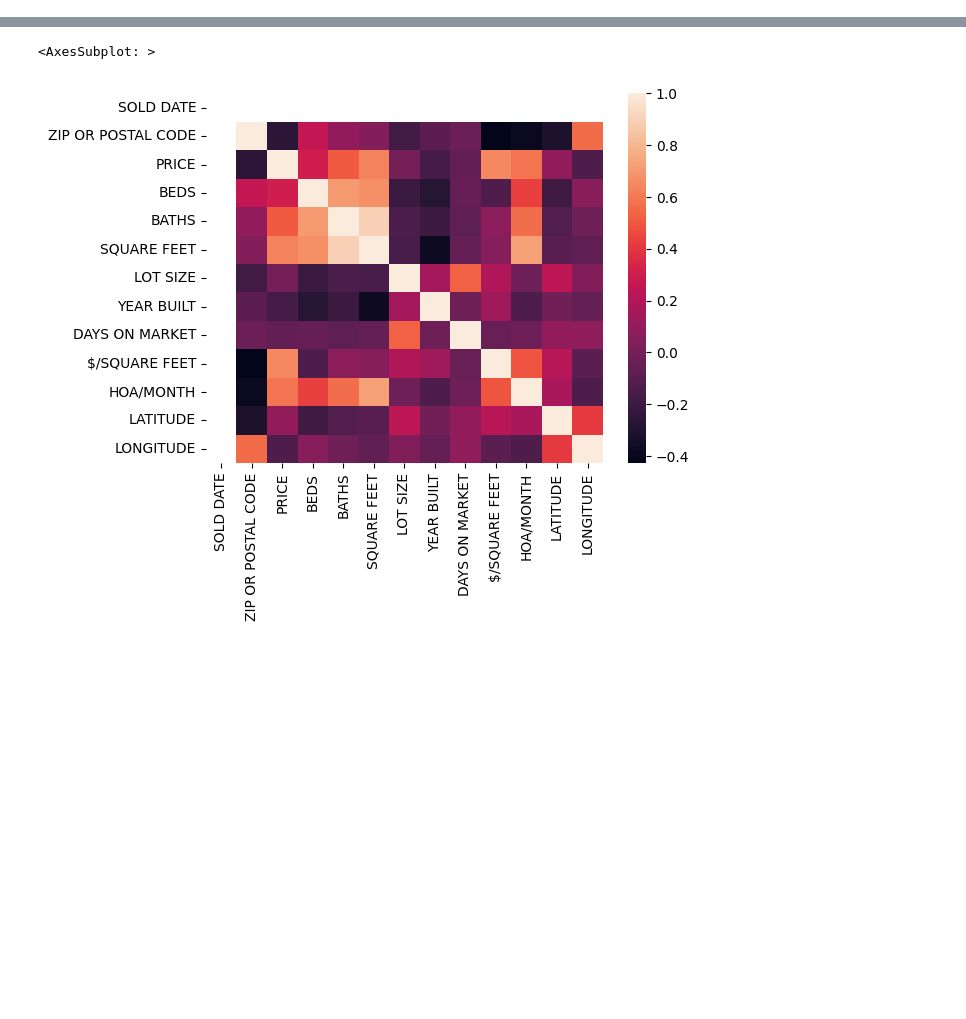
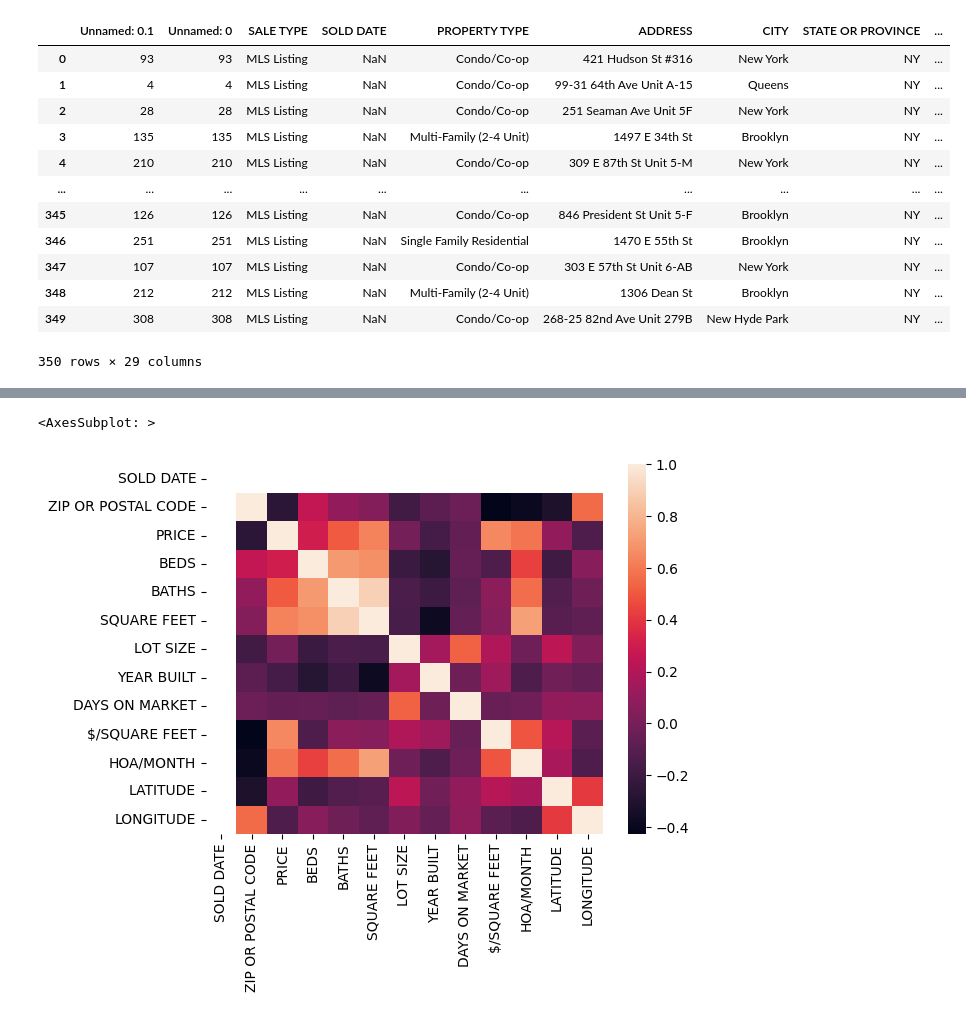
Before and after one commit to Laidson/RealState, a Jupyter notebook: explore.ipynb, the cells around one changed output, grey strips where cells are left out. Saved outputs shown, nothing was run; the diff lists cells and outputs as text; code cells hidden in the pictures; blank space fills up the shorter version.

```diff
--- a/explore.ipynb
+++ b/explore.ipynb
@@ -30,0 +32,16 @@ df.head()
+# %%
+df.sample(frac=1).reset_index(drop=True)
+# %% [output]
+|  | Unnamed: 0.1 | Unnamed: 0 | SALE TYPE | SOLD DATE | PROPERTY TYPE | ADDRESS | CITY | STATE OR PROVINCE | ... |
+| 0 | 93 | 93 | MLS Listing | NaN | Condo/Co-op | 421 Hudson St #316 | New York | NY | ... |
+| 1 | 4 | 4 | MLS Listing | NaN | Condo/Co-op | 99-31 64th Ave Unit A-15 | Queens | NY | ... |
+| 2 | 28 | 28 | MLS Listing | NaN | Condo/Co-op | 251 Seaman Ave Unit 5F | New York | NY | ... |
+| 3 | 135 | 135 | MLS Listing | NaN | Multi-Family (2-4 Unit) | 1497 E 34th St | Brooklyn | NY | ... |
+| 4 | 210 | 210 | MLS Listing | NaN | Condo/Co-op | 309 E 87th St Unit 5-M | New York | NY | ... |
+| ... | ... | ... | ... | ... | ... | ... | ... | ... | ... |
+| 345 | 126 | 126 | MLS Listing | NaN | Condo/Co-op | 846 President St Unit 5-F | Brooklyn | NY | ... |
+| 346 | 251 | 251 | MLS Listing | NaN | Single Family Residential | 1470 E 55th St | Brooklyn | NY | ... |
+| 347 | 107 | 107 | MLS Listing | NaN | Condo/Co-op | 303 E 57th St Unit 6-AB | New York | NY | ... |
+| 348 | 212 | 212 | MLS Listing | NaN | Multi-Family (2-4 Unit) | 1306 Dean St | Brooklyn | NY | ... |
+| 349 | 308 | 308 | MLS Listing | NaN | Condo/Co-op | 268-25 82nd Ave Unit 279B | New Hyde Park | NY | ... |
+350 rows × 29 columns
```
Also changed, not shown: parts of 6 cells of this notebook, 6 other files.
